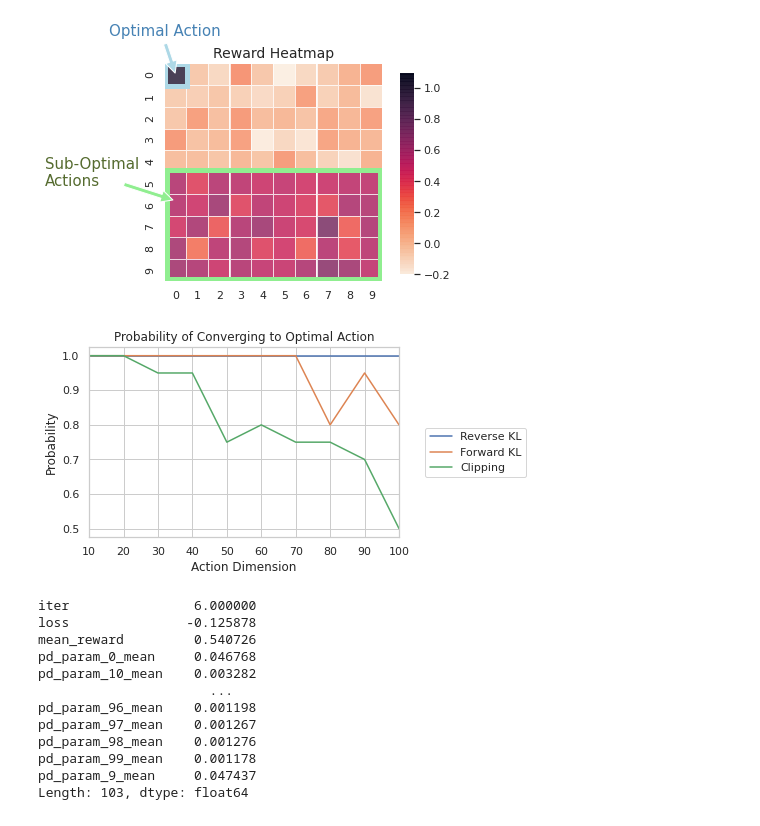
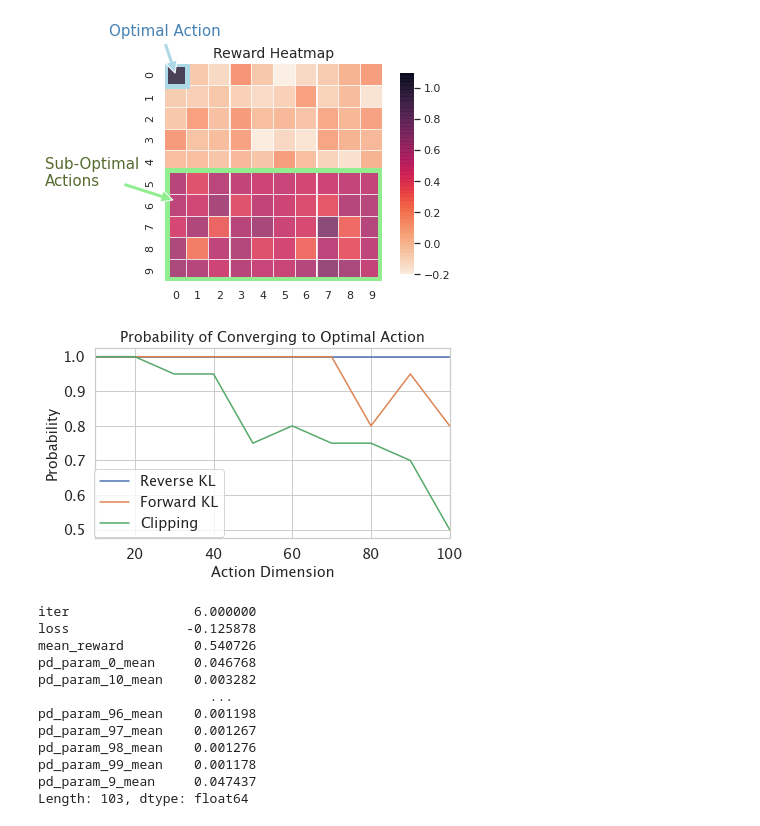
Before and after one commit to chloechsu/code-for-paper, a Jupyter notebook: analysis/discrete_failure_mode_illustration.ipynb, the cells around one changed output. Drawn from its saved outputs; the diff is of its cells as text; code cells hidden in the pictures.

```diff
--- a/analysis/discrete_failure_mode_illustration.ipynb
+++ b/analysis/discrete_failure_mode_illustration.ipynb
@@ -57,0 +136,41 @@ def plot_dist(row, ax, d=10, cbar=False, cbar_ax=None):
+# %%
+sns.set_palette("Reds")
+fig, ax = plt.subplots(1, 2, figsize=(12, 5))
+ax[0].set_ylabel('Reward')
+for i in range(10):
+    sns.lineplot(data=clip_data[i*50:i*50+30], x='iter', y='pd_param_0_mean', ax=ax[1], lw=2, alpha=1,
+             legend=False, ci=None)
+    sns.lineplot(data=clip_data[i*50:i*50+30], x='iter', y='mean_reward', ax=ax[0], lw=2, alpha=1,
+             legend=False, ci=None)
+ax[1].set_ylabel('Probability for Optimal Action')
+ax[1].set_ylim([-0.1, 1.1])
+clip_data['subopt_prob'] = clip_data[[f'pd_param_{i}_mean' for i in range(1,50)]].sum(axis=1)
+for a in ax:
+    a.set_xlabel('# Iterations')
+    a.set_xlim([0,30])
+ax[0].set_ylim([0.2, 1.1])
+ax[0].set_ylabel('Reward')
+fig.subplots_adjust(wspace=0.3)
+
+from matplotlib.lines import Line2D
+ax[0].hlines(1.0, 0, 30, colors='red', linestyles='dashed')
+blackline = Line2D([0], [0], color='red', ls='dashed', lw=2, label='Optimal Reward')
+greenline = Line2D([0], [0], color='green', ls='solid', lw=2, label='PPO w/ clipped obj')
+#fig.legend(handles=[blackline, greenline], loc='upper center', ncol=2)
+
+
+ax[1].text(15, 0.4, "Stuck at suboptimal\nactions on 50% runs", ha="left", va="center", size=14, color='navy')
+ax[1].annotate('', xy=(20, 0.1),  xycoords='data',
+            xytext=(0.7, 0.36), textcoords='axes fraction',
+            arrowprops=dict(facecolor='navy', shrink=0.05),
+            horizontalalignment='right', verticalalignment='top',
+            )
+ax[0].text(8, 0.4, "Stuck at suboptimal actions\non 50% runs", ha="left", va="center", size=14, color='navy')
+ax[0].annotate('', xy=(20, 0.7),  xycoords='data',
+            xytext=(0.5, 0.3), textcoords='axes fraction',
+            arrowprops=dict(facecolor='navy', shrink=0.05),
+            horizontalalignment='right', verticalalignment='top',
+            )
+
+
+plt.show()
@@ -130,19 +256,19 @@ plt.show()
 with open('discrete_100actions_stats.pkl', 'rb') as f:
     stats_combined = pickle.load(f)
 # %%
-fig, ax = plt.subplots(1, 1, figsize=(7, 3.5))
+fig, ax = plt.subplots(1, 1, figsize=(8, 3.5))
 fig.subplots_adjust(right=0.74)
 sns.lineplot(data=stats_combined.reset_index(), x='action_dim', y='converge', hue='method', markers=['x'], ax=ax)
 plt.xlabel('Action Dimension')
 plt.ylabel('Probability')
 handles, labels = ax.get_legend_handles_labels()
 ax.get_legend().remove()
 ax.set_xlim([10,100])
-fig.legend(handles[1:], labels[1:], loc='center right', ncol=1)
+fig.legend(handles[1:], labels[1:], loc=(0.13,0.19), ncol=1)
 plt.title('Probability of Converging to Optimal Action')
 plt.show()
 # %% [output]
-[figure, old version]
+[figure, new version]
 # %%
 filter_df(clip_data, iter=plot_every * i).mean(axis=0)
 # %% [output]
```
Also changed, not shown: parts of 6 cells of this notebook, 6 other files.
